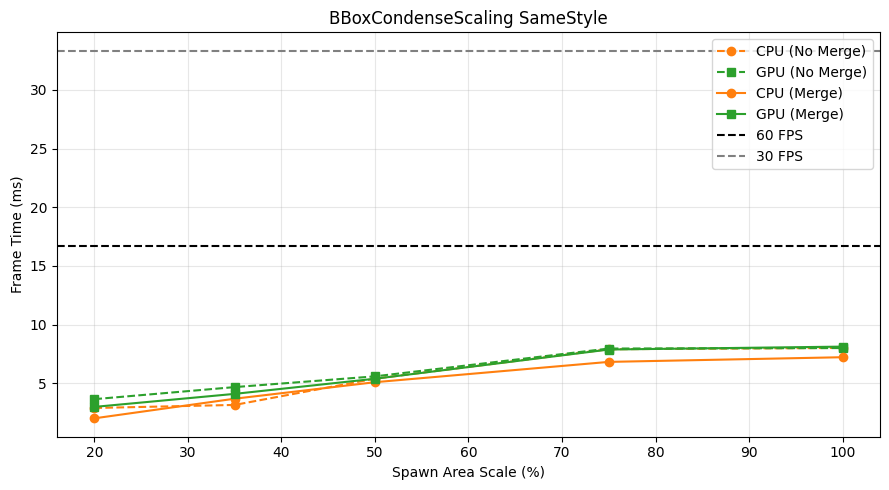
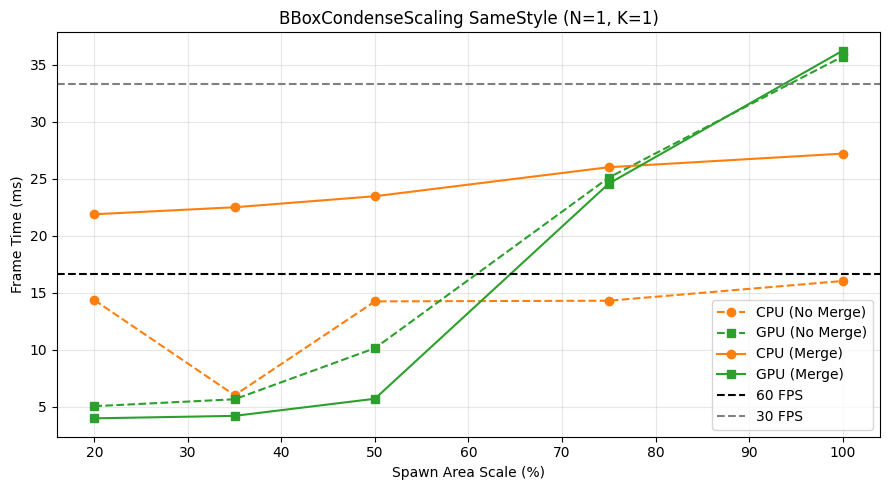
The change to this notebook cell's code, shown as a diff; its figure went from the first image to the second:
--- before
+++ after
@@ -66,5 +66,10 @@
 
             x = mode_df["value"].values
-            y = mode_df["median_gpu_ms"].values
+
+            # use correct metric
+            if render_mode == "GPU":
+                y = mode_df["median_gpu_ms"].values
+            else:
+                y = mode_df["median_cpu_ms"].values  # <- IMPORTANT FIX
 
             style = mode_styles[(render_mode, kind)]
@@ -80,14 +85,38 @@
             )
 
+    # reference lines
     plt.axhline(16.67, linestyle="--", color="black", label="60 FPS")
     plt.axhline(33.33, linestyle="--", color="grey", label="30 FPS")
 
+    # extract metadata for title
     example_df = next(iter(group.values()))
     variable_key = example_df["variable"].iloc[0]
     xlabel = variable_labels.get(variable_key, variable_key)
 
-    plt.title(base_name.replace("_", " "))
+    # extract constant parameters (object count, N, etc.)
+    obj_count = example_df["objectCount"].iloc[0] if "objectCount" in example_df.columns else None
+    N = example_df["N"].iloc[0] if "N" in example_df.columns else None
+    K = example_df["K"].iloc[0] if "K" in example_df.columns else None
+
+    # build informative title
+    title = base_name.replace("_", " ")
+
+    meta_parts = []
+    if obj_count and obj_count > 0:
+        meta_parts.append(f"{obj_count} objects")
+    if N is not None:
+        meta_parts.append(f"N={N}")
+    if K is not None:
+        meta_parts.append(f"K={K}")
+
+    if meta_parts:
+        title += " (" + ", ".join(meta_parts) + ")"
+
+    plt.title(title)
+
+    # axis labels
     plt.xlabel(xlabel)
     plt.ylabel("Frame Time (ms)")
+
     plt.grid(True, alpha=0.3)
     plt.legend()

Commit: One by One test implementation